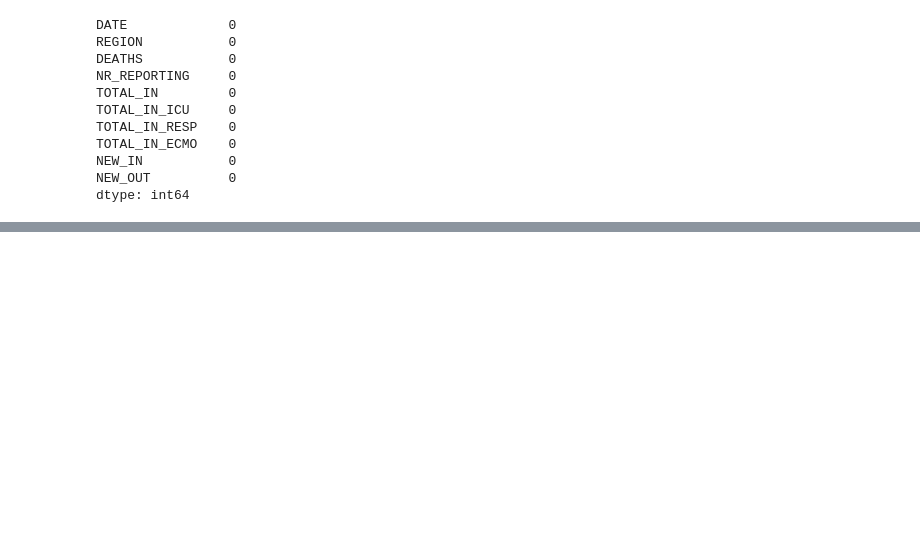
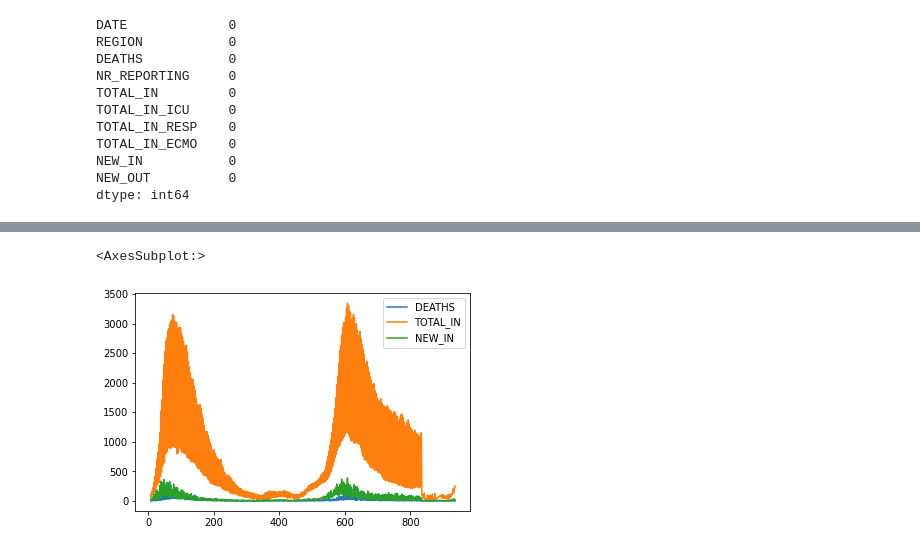
Before and after one commit to Demesmaeker/workshop-IBM-covid, a Jupyter notebook: main.ipynb, the cells around one changed output, grey strips where cells are left out. Saved outputs shown, nothing was run; the diff lists cells and outputs as text; code cells hidden in the pictures; blank space fills up the shorter version.

```diff
--- a/main.ipynb
+++ b/main.ipynb
@@ -251,0 +351,5 @@ dtype: int64
+# %%
+final[["DEATHS","TOTAL_IN","NEW_IN"]].plot()
+# %% [output]
+<AxesSubplot:>
+[figure, added]
```
Also changed, not shown: parts of 15 cells of this notebook.
